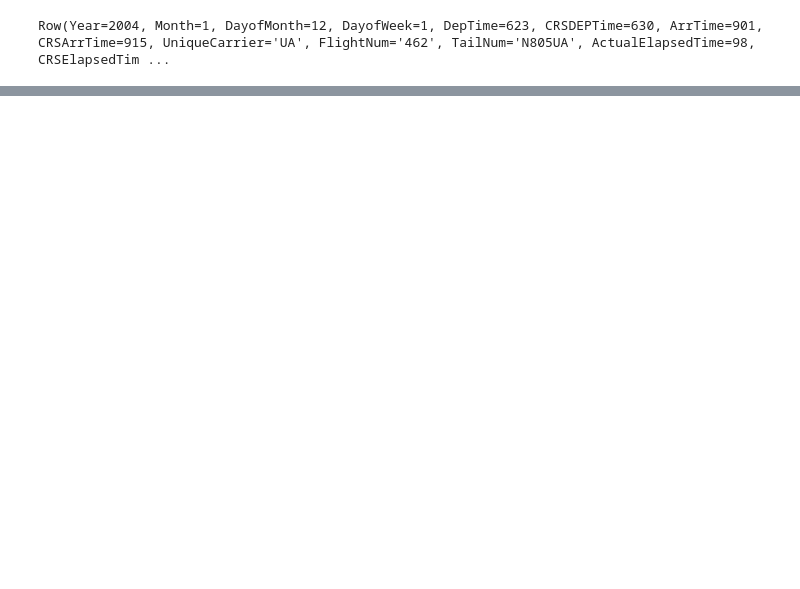
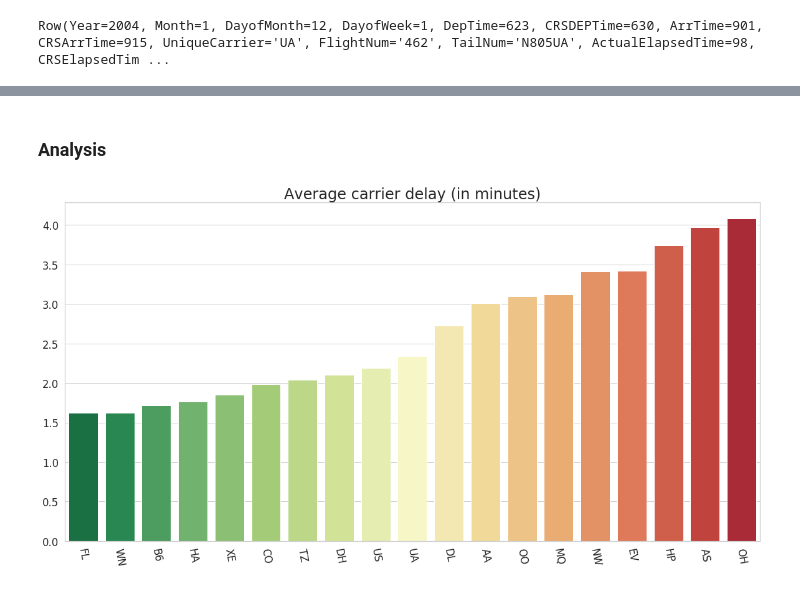
Before and after one commit to pietroferretti/middleware-bigdata, a Jupyter notebook: spark_notebook.ipynb, the cells around one changed output, grey strips where cells are left out. Cells and saved outputs as stored; diff of their text form; code cells hidden in the pictures; blank space fills up the shorter version.

```diff
--- a/spark_notebook.ipynb
+++ b/spark_notebook.ipynb
@@ -171,4 +62,0 @@ Time taken: 747.32 seconds
-# %%
-# results
-for t in distance:
-    print("{:4} < d < {:4} miles --> {:.2f}%".format((t[0]-1) * 200, t[0] * 200, t[1]))
@@ -213,0 +365,11 @@ for t in distance:
+# %%
+starttime = time()
+
+# delays
+carrier_delays = total_delay.collect()
+
+# number of flights
+carrier_num_flights = grouped_by_carrier.countByKey()
+
+endtime = time() - starttime
+print('Time taken: {:.2f} seconds'.format(endtime))
@@ -213,0 +378,5 @@ for t in distance:
+# %%
+# compute metric
+carrier_results = {}
+for carrier, delay in carrier_delays:
+    carrier_results[carrier] = delay / carrier_num_flights[carrier]
@@ -213,0 +385,6 @@ for t in distance:
+# %%
+# order by delay, ascending
+carr_list = sorted([(carrier, carrier_results[carrier]) for carrier in carrier_results], key=lambda x: x[1])
+print('-- Average delays --')
+for carrier, metric in carr_list:
+    print("{}: {:4.2f} min".format(carrier, metric))
@@ -213,0 +412,20 @@ for t in distance:
+# %% [markdown]
+### Analysis
+# %%
+# plot average delay by carrier
+
+values = [metric for carrier, metric in carr_list]
+carriers = [carrier for carrier, metric in carr_list]
+pand_dict = dict((c, v) for c, v in zip(carriers, values))
+
+data = pd.DataFrame(data=pand_dict, index=range(24))
+
+sns.set(font_scale=1.5, style="whitegrid")
+ax = sns.barplot(data=data, palette="RdYlGn_r")
+ax.set_title('Average carrier delay (in minutes)')
+ax.title.set_fontsize(24)
+ax.set_ylim(0, None)
+ax.set_xticklabels(ax.get_xticklabels(), rotation=280)
+ax.figure.set_size_inches(20, 10)
+# %% [output]
+[figure, added]
```
Also changed, not shown: parts of 63 cells of this notebook.
